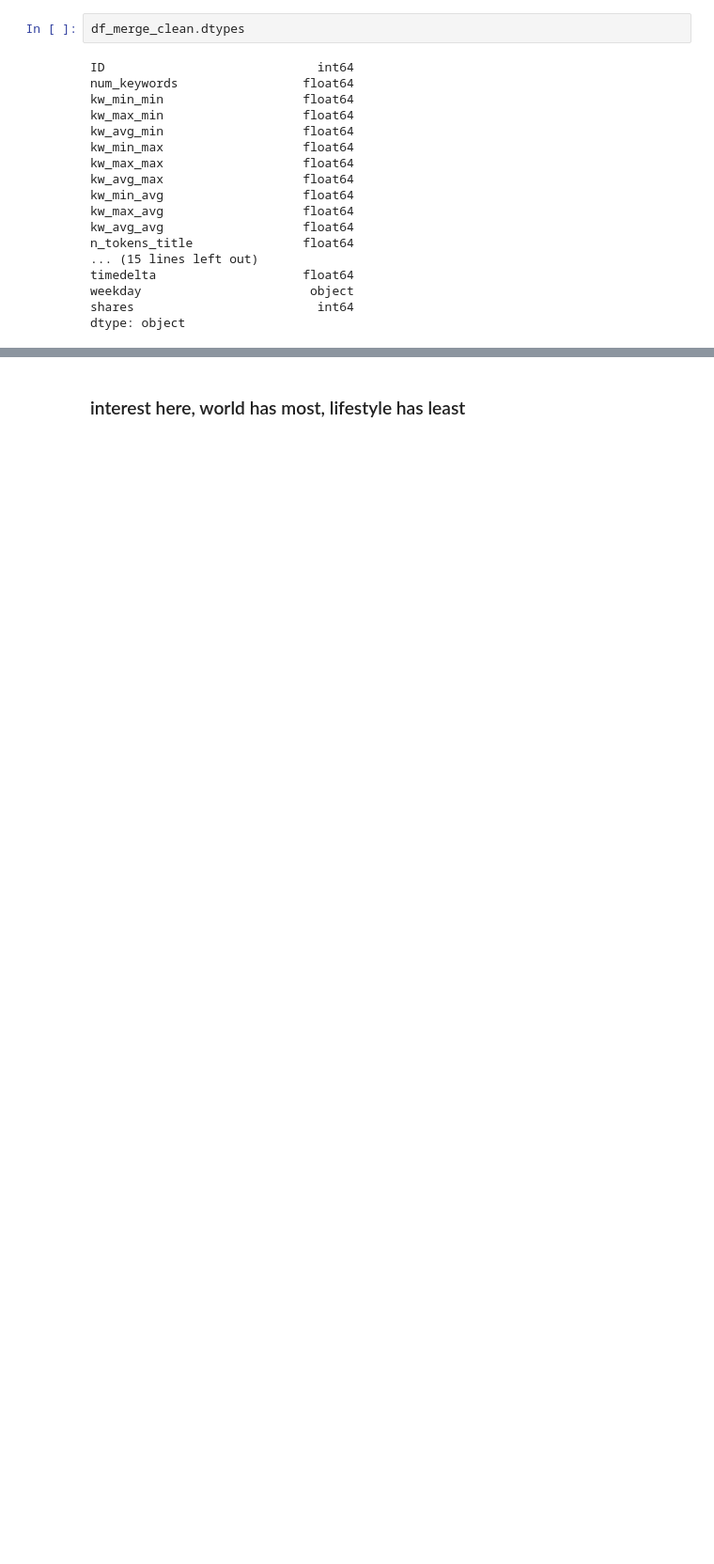
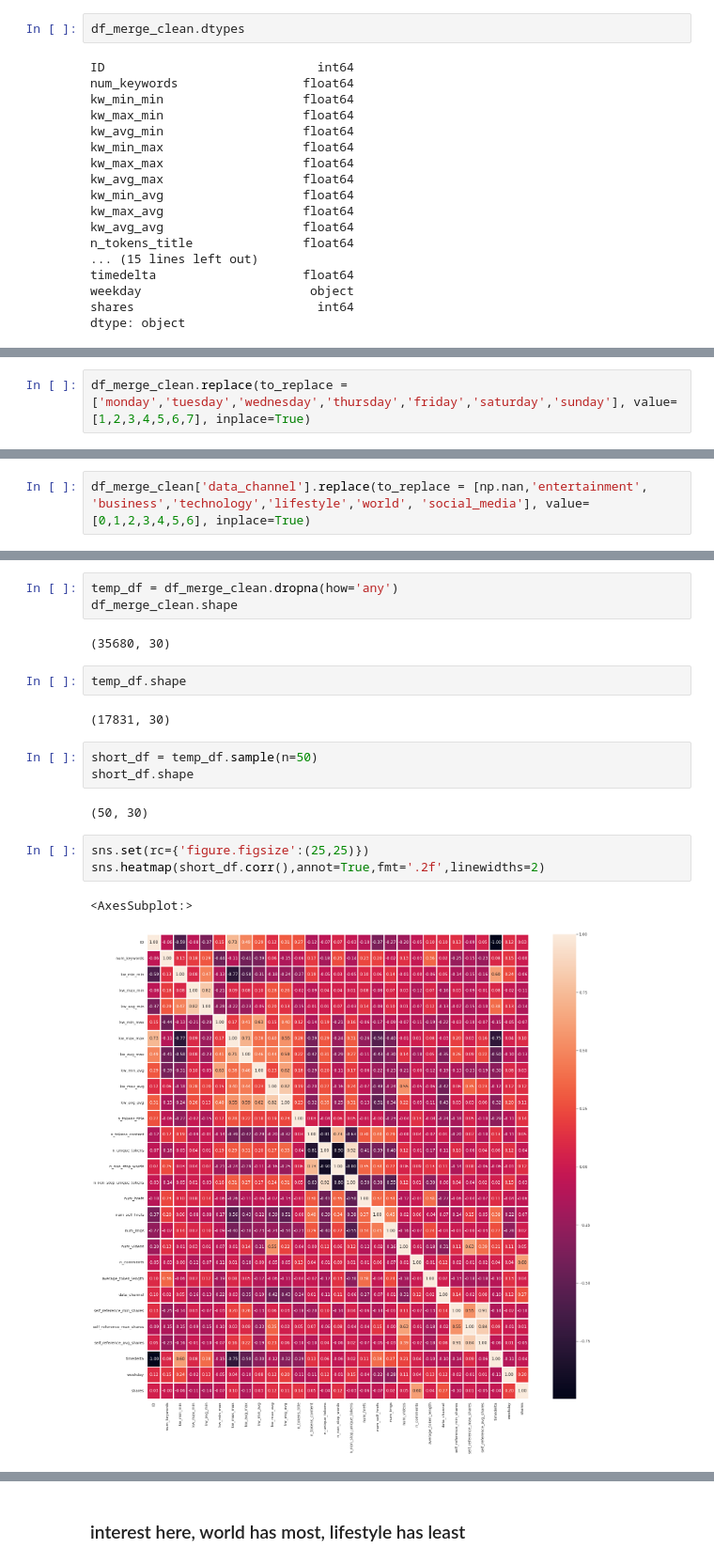
Before and after one commit to BNSBNS/pyplaygrd, a Jupyter notebook: starterprojs/EDAs/Others/eda-proj1/part-1-data-etl.ipynb, the cells around one changed output, grey strips where cells are left out. Shown at 94% size. Cells and saved outputs as stored; diff of their text form; blank space fills up the shorter version.

```diff
--- a/starterprojs/EDAs/Others/eda-proj1/part-1-data-etl.ipynb
+++ b/starterprojs/EDAs/Others/eda-proj1/part-1-data-etl.ipynb
@@ -296,0 +290,2 @@ dtype: object
+# %%
+df_merge_clean.replace(to_replace = ['monday','tuesday','wednesday','thursday','friday','saturday','sunday'], value=[1,2,3,4,5,6,7], inplace=True)
@@ -296,0 +312,2 @@ dtype: object
+# %%
+df_merge_clean['data_channel'].replace(to_replace = [np.nan,'entertainment', 'business','technology','lifestyle','world', 'social_media'], value=[0,1,2,3,4,5,6], inplace=True)
@@ -296,0 +364,20 @@ dtype: object
+# %%
+temp_df = df_merge_clean.dropna(how='any')
+df_merge_clean.shape
+# %% [output]
+(35680, 30)
+# %%
+temp_df.shape
+# %% [output]
+(17831, 30)
+# %%
+short_df = temp_df.sample(n=50)
+short_df.shape
+# %% [output]
+(50, 30)
+# %%
+sns.set(rc={'figure.figsize':(25,25)})
+sns.heatmap(short_df.corr(),annot=True,fmt='.2f',linewidths=2)
+# %% [output]
+<AxesSubplot:>
+[figure, added]
```
Also changed, not shown: parts of 73 cells of this notebook.
